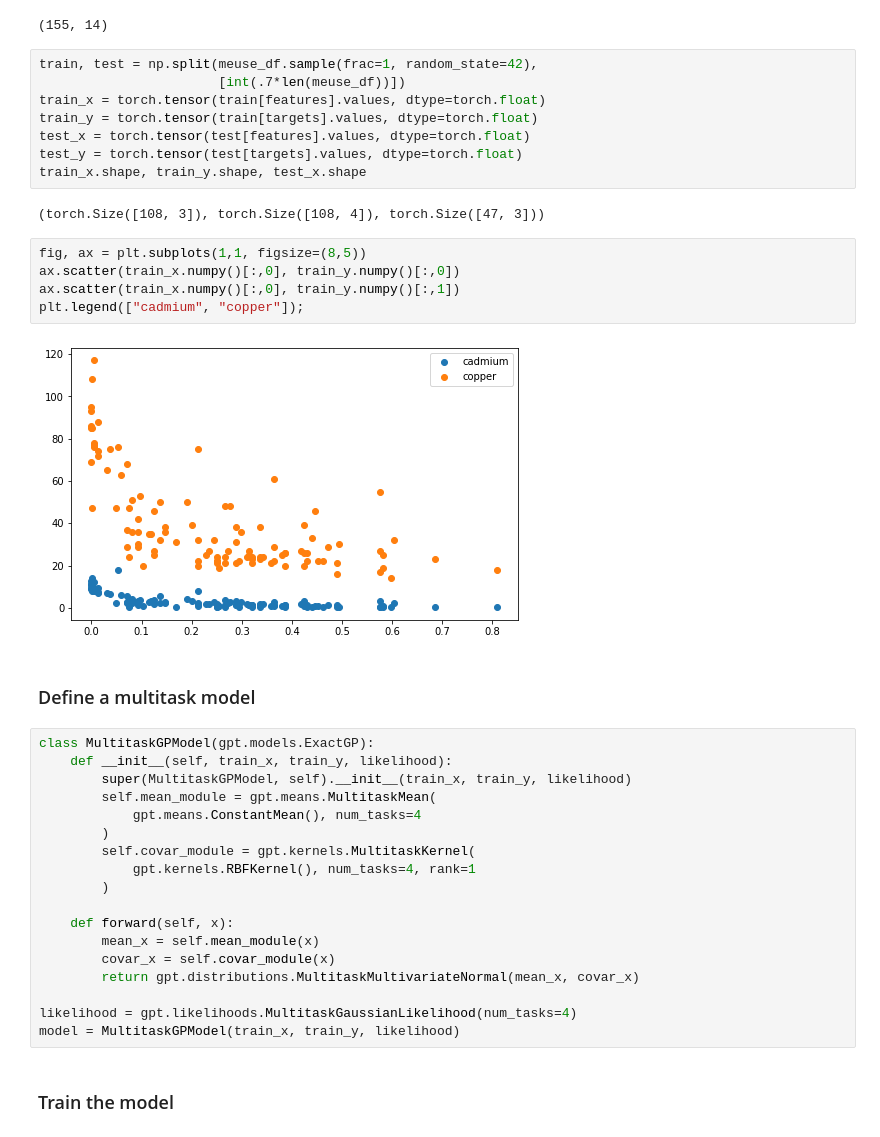
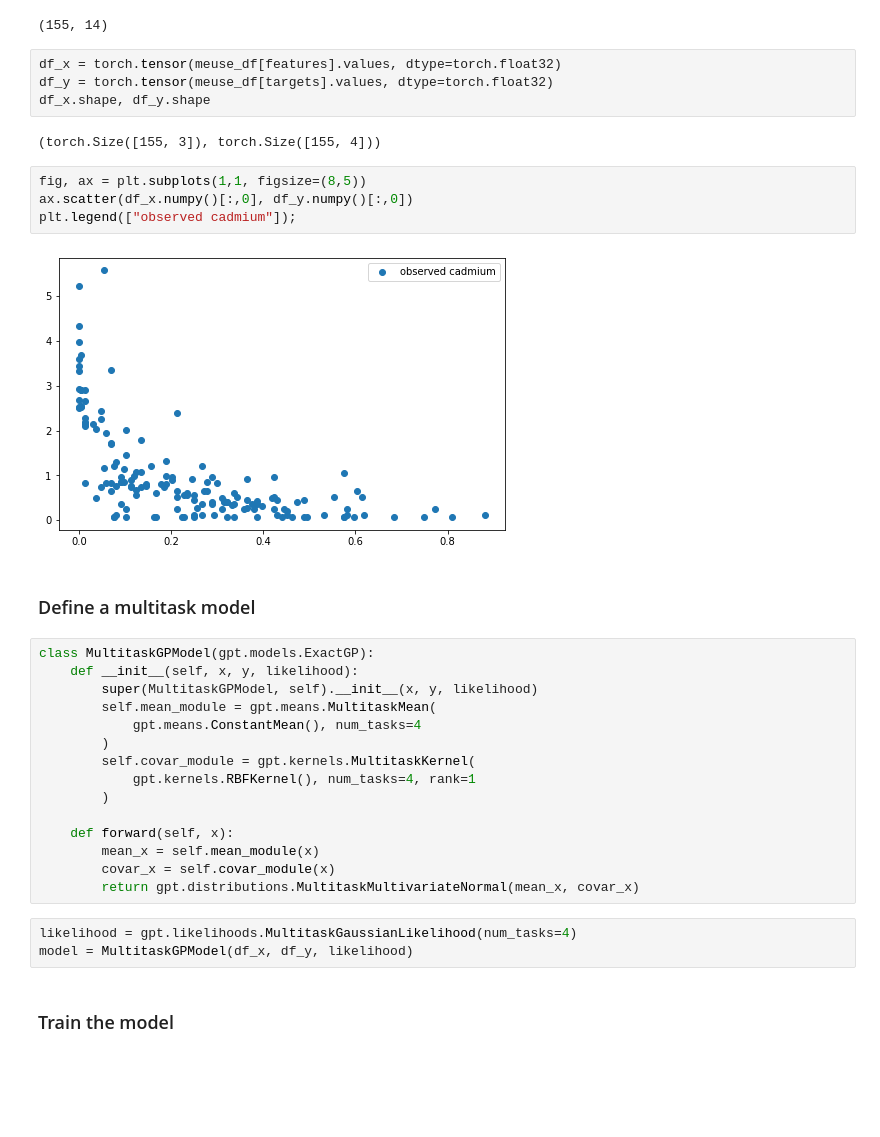
Before and after one commit to danhphan/gp_experiments, a Jupyter notebook: experiments/05_multitask_gp_regression_gpytorch_example.ipynb, the cells around one changed output. Cells and saved outputs as stored; diff of their text form; blank space fills up the shorter version.

Commit message:
use sample data

```diff
--- a/experiments/05_multitask_gp_regression_gpytorch_example.ipynb
+++ b/experiments/05_multitask_gp_regression_gpytorch_example.ipynb
@@ -26,28 +26,23 @@ meuse_df[targets] = meuse_df[targets] / meuse_df[targets].mean() # Normalise dat
 # %% [output]
 (155, 14)
 # %%
-train, test = np.split(meuse_df.sample(frac=1, random_state=42),
-                       [int(.7*len(meuse_df))])
-train_x = torch.tensor(train[features].values, dtype=torch.float)
-train_y = torch.tensor(train[targets].values, dtype=torch.float)
-test_x = torch.tensor(test[features].values, dtype=torch.float)
-test_y = torch.tensor(test[targets].values, dtype=torch.float)
-train_x.shape, train_y.shape, test_x.shape
+df_x = torch.tensor(meuse_df[features].values, dtype=torch.float32)
+df_y = torch.tensor(meuse_df[targets].values, dtype=torch.float32)
+df_x.shape, df_y.shape
 # %% [output]
-(torch.Size([108, 3]), torch.Size([108, 4]), torch.Size([47, 3]))
+(torch.Size([155, 3]), torch.Size([155, 4]))
 # %%
 fig, ax = plt.subplots(1,1, figsize=(8,5))
-ax.scatter(train_x.numpy()[:,0], train_y.numpy()[:,0])
-ax.scatter(train_x.numpy()[:,0], train_y.numpy()[:,1])
-plt.legend(["cadmium", "copper"]);
+ax.scatter(df_x.numpy()[:,0], df_y.numpy()[:,0])
+plt.legend(["observed cadmium"]);
 # %% [output]
-[figure, old version]
+[figure, new version]
 # %% [markdown]
 ### Define a multitask model
 # %%
 class MultitaskGPModel(gpt.models.ExactGP):
-    def __init__(self, train_x, train_y, likelihood):
-        super(MultitaskGPModel, self).__init__(train_x, train_y, likelihood)
+    def __init__(self, x, y, likelihood):
+        super(MultitaskGPModel, self).__init__(x, y, likelihood)
         self.mean_module = gpt.means.MultitaskMean(
             gpt.means.ConstantMean(), num_tasks=4
         )
@@ -59,9 +54,9 @@ class MultitaskGPModel(gpt.models.ExactGP):
         mean_x = self.mean_module(x)
         covar_x = self.covar_module(x)
         return gpt.distributions.MultitaskMultivariateNormal(mean_x, covar_x)
-
-likelihood = gpt.likelihoods.MultitaskGaussianLikelihood(num_tasks=4)
-model = MultitaskGPModel(train_x, train_y, likelihood)
+# %%
+likelihood = gpt.likelihoods.MultitaskGaussianLikelihood(num_tasks=4)
+model = MultitaskGPModel(df_x, df_y, likelihood)
 # %% [markdown]
 ### Train the model
 # %%
```
Also changed, not shown: parts of 3 cells of this notebook.
